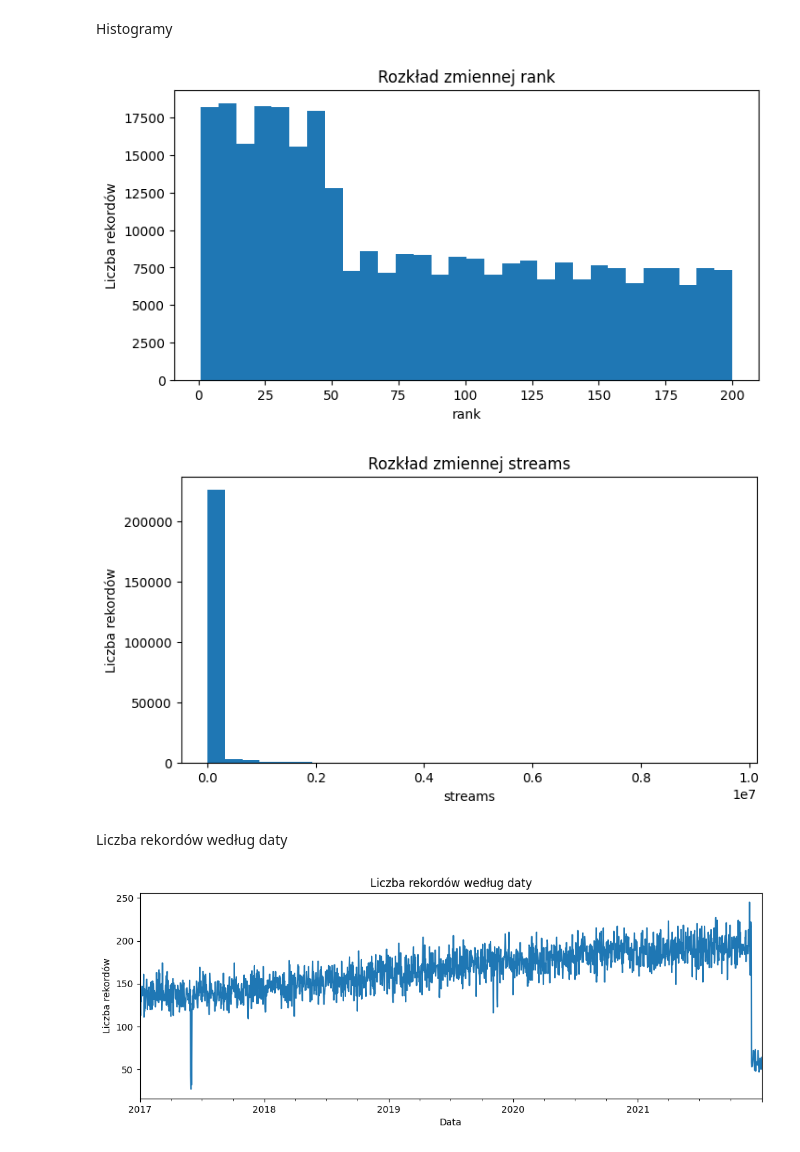
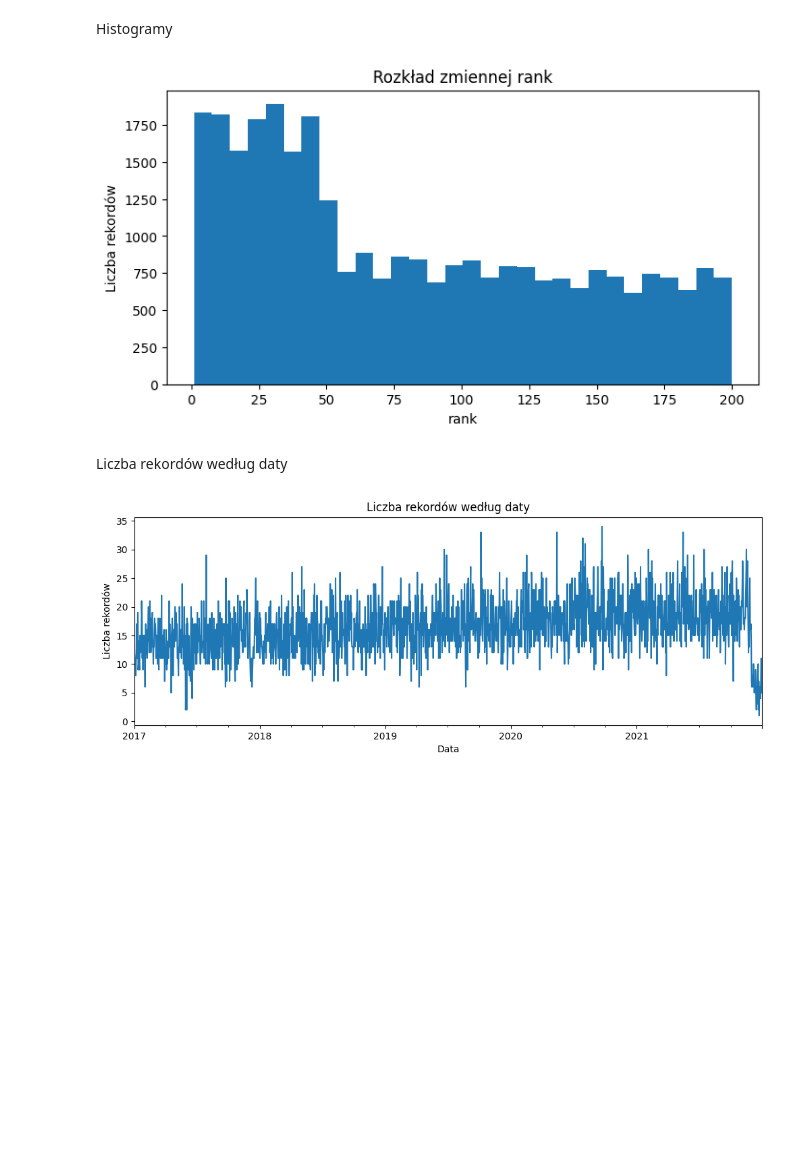
Before and after one commit to pati7284/Spotify-Data-Analysis, a Jupyter notebook: analiza_notebook.ipynb, the cells around one changed output. Drawn from its saved outputs; the diff is of its cells as text; code cells hidden in the pictures; blank space fills up the shorter version.

```diff
--- a/analiza_notebook.ipynb
+++ b/analiza_notebook.ipynb
@@ -223,12 +221,20 @@ Length: 23, dtype: int64
 # %% [markdown]
 Wczytanie próbki
 # %%
-charts = pd.read_csv(
-    "spotify_charts.csv",
-    usecols=["title", "rank", "date", "artist", "url", "region", "chart", "trend", "streams"]
+import pandas as pd
+import random
+
+file_path = "spotify_charts.csv"
+sample_size = 30000
+total_rows = 26173514  # liczba rekordów bez nagłówka, jeśli już ją znasz
+
+rows_to_keep = set(random.sample(range(1, total_rows + 1), sample_size))
+
+charts_sample = pd.read_csv(
+    file_path,
+    usecols=["title", "rank", "date", "artist", "url", "region", "chart", "trend", "streams"],
+    skiprows=lambda x: x != 0 and x not in rows_to_keep
 )
-
-charts_sample = charts.sample(n=300000, random_state=42)
 # %%
 charts_sample.head()
 # %% [output]
@@ -336,20 +341,12 @@ Histogramy
 # %%
 plt.figure(figsize=(8, 4))
 plt.hist(charts_sample_clean["rank"].dropna(), bins=30)
 plt.title("Rozkład zmiennej rank")
 plt.xlabel("rank")
 plt.ylabel("Liczba rekordów")
 plt.show()
-
-plt.figure(figsize=(8, 4))
-plt.hist(charts_sample_clean["streams"].dropna(), bins=30)
-plt.title("Rozkład zmiennej streams")
-plt.xlabel("streams")
-plt.ylabel("Liczba rekordów")
-plt.show()
 # %% [output]
-[figure, old version]
+[figure, new version]
-[figure, removed]
 # %% [markdown]
 Liczba rekordów według daty
 # %%
@@ -359,4 +356,4 @@ plt.xlabel("Data")
 plt.ylabel("Liczba rekordów")
 plt.show()
 # %% [output]
-[figure, old version]
+[figure, new version]
```
Also changed, not shown: parts of 9 cells of this notebook.
